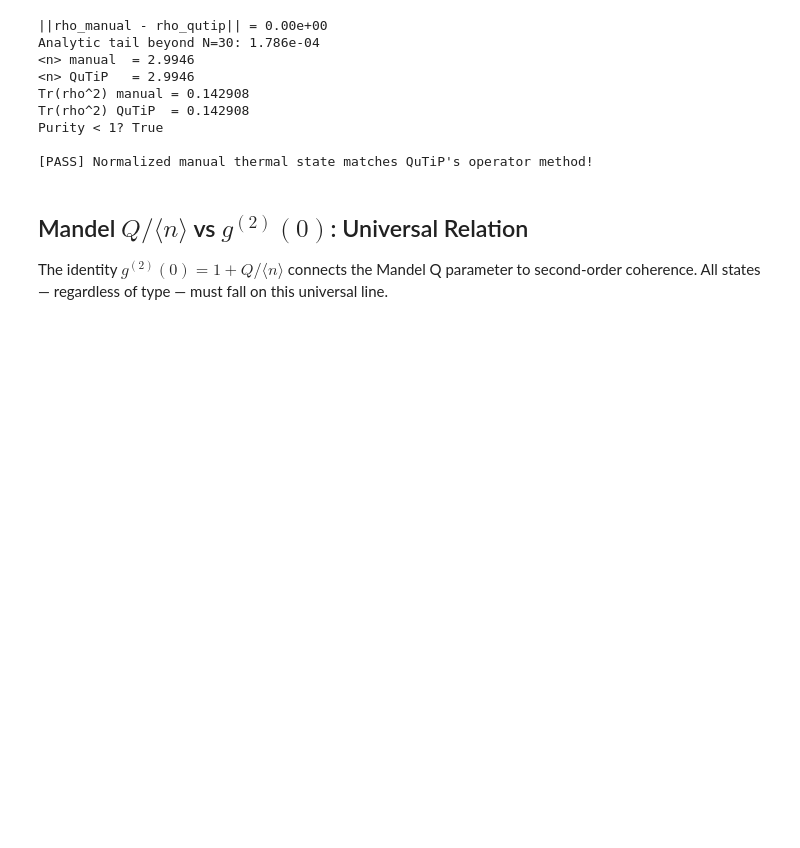
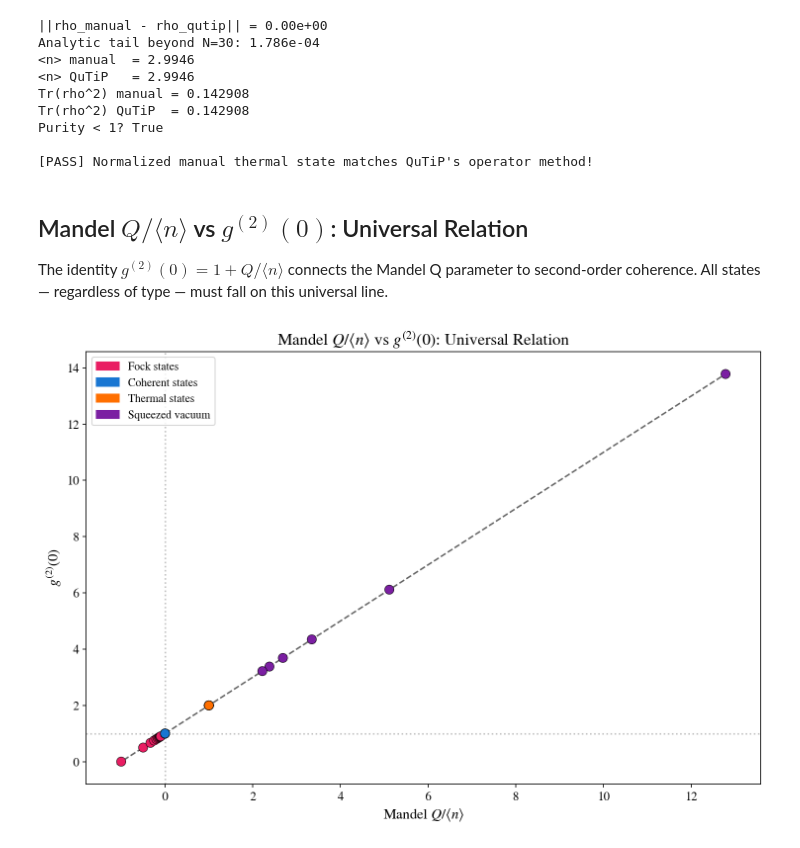
Before and after one commit to abbas-ahmad-cowlar/quantum-states-of-light, a Jupyter notebook: notebooks/04_photon_statistics.ipynb, the cells around one changed output. Cells and saved outputs as stored; diff of their text form; code cells hidden in the pictures; blank space fills up the shorter version.

Commit message:
Add 04 photon statistics cell 18: x_values = []

```diff
--- a/notebooks/04_photon_statistics.ipynb
+++ b/notebooks/04_photon_statistics.ipynb
@@ -350,3 +350,77 @@ Purity < 1? True
 The identity $g^{(2)}(0) = 1 + Q/\langle n \rangle$ connects the Mandel Q parameter
 to second-order coherence. All states — regardless of type — must fall on this
 universal line.
+# %%
+x_values = []
+g2_scatter = []
+colors_scatter = []
+
+N_sc = 100
+a_sc = qutip.destroy(N_sc)
+
+# Fock states |1> through |10>
+for n in range(1, 11):
+    state = qutip.basis(N_sc, n)
+    mn = mean_photon_number(state, a_sc)
+    Q = mandel_Q(state, a_sc)
+    x_values.append(Q / mn)
+    g2_scatter.append(compute_g2_zero(state, a_sc))
+    colors_scatter.append('#E91E63')
+
+# Coherent states alpha = 0.5 to 4.0
+for alpha in np.linspace(0.5, 4.0, 8):
+    state = qutip.coherent(N_sc, alpha)
+    mn = mean_photon_number(state, a_sc)
+    Q = mandel_Q(state, a_sc)
+    x_values.append(Q / mn)
+    g2_scatter.append(compute_g2_zero(state, a_sc))
+    colors_scatter.append('#1976D2')
+
+# Thermal states n_bar = 0.5 to 5.0
+for n_bar in np.linspace(0.5, 5.0, 8):
+    state = qutip.thermal_dm(N_sc, n_bar)
+    mn = mean_photon_number(state, a_sc)
+    Q = mandel_Q(state, a_sc)
+    x_values.append(Q / mn)
+    g2_scatter.append(compute_g2_zero(state, a_sc))
+    colors_scatter.append('#FF6F00')
+
+# Squeezed vacuum r = 0.3 to 1.5
+for r in np.linspace(0.3, 1.5, 6):
+    state = qutip.squeeze(N_sc, r) * qutip.basis(N_sc, 0)
+    mn = mean_photon_number(state, a_sc)
+    Q = mandel_Q(state, a_sc)
+    x_values.append(Q / mn)
+    g2_scatter.append(compute_g2_zero(state, a_sc))
+    colors_scatter.append('#7B1FA2')
+
+fig, ax = plt.subplots(figsize=(10, 7))
+ax.scatter(x_values, g2_scatter, c=colors_scatter, s=80, edgecolors='black',
+           linewidth=0.5, zorder=3)
+
+# Universal theoretical line
+x_line = np.linspace(min(x_values) - 0.1, max(x_values) + 0.1, 200)
+ax.plot(x_line, 1 + x_line, 'k--', alpha=0.6,
+        label=r'$g^{(2)}(0) = 1 + Q/\langle n \rangle$')
+
+ax.axhline(y=1, color='gray', linestyle=':', alpha=0.5)
+ax.axvline(x=0, color='gray', linestyle=':', alpha=0.5)
+
+legend_handles = [
+    mpatches.Patch(color='#E91E63', label='Fock states'),
+    mpatches.Patch(color='#1976D2', label='Coherent states'),
+    mpatches.Patch(color='#FF6F00', label='Thermal states'),
+    mpatches.Patch(color='#7B1FA2', label='Squeezed vacuum'),
+]
+ax.legend(handles=legend_handles, fontsize=11, loc='upper left')
+
+ax.set_xlabel(r'Mandel $Q/\langle n \rangle$', fontsize=14)
+ax.set_ylabel(r'$g^{(2)}(0)$', fontsize=14)
+ax.set_title(r'Mandel $Q/\langle n \rangle$ vs $g^{(2)}(0)$: Universal Relation', fontsize=16)
+
+plt.tight_layout()
+plt.savefig(FIG_DIR / 'mandel_Q_vs_g2_scatter.png', bbox_inches='tight', dpi=300)
+plt.savefig(FIG_DIR / 'mandel_Q_vs_g2_scatter.svg', bbox_inches='tight')
+plt.show()
+# %% [output]
+[figure, added]
```
